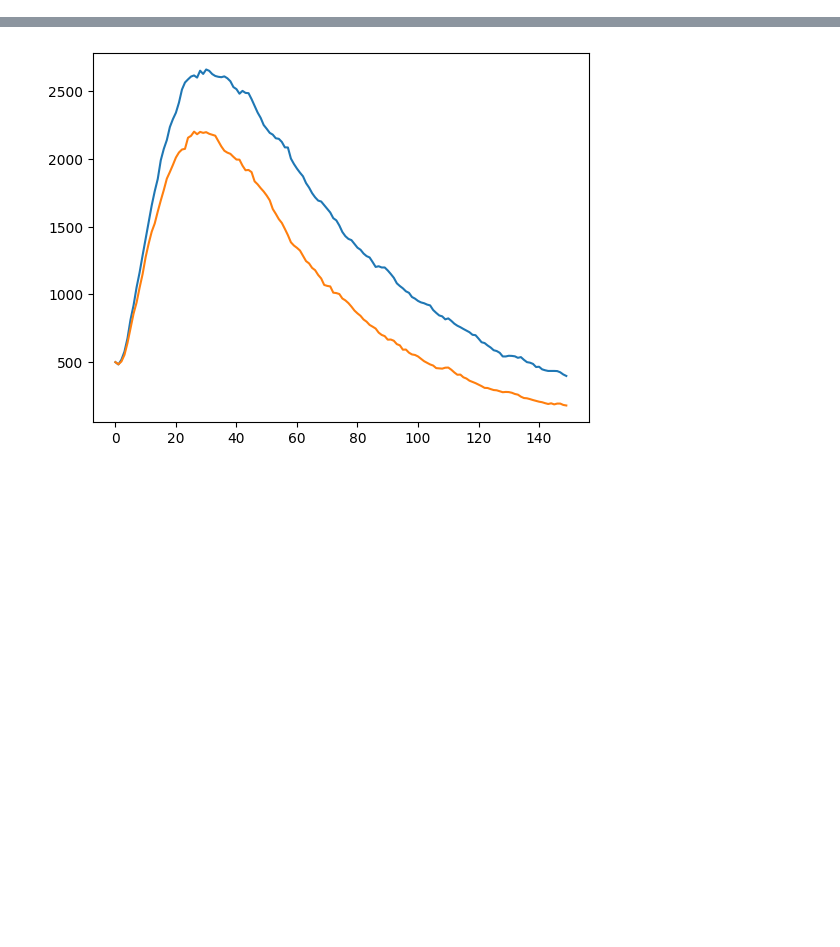
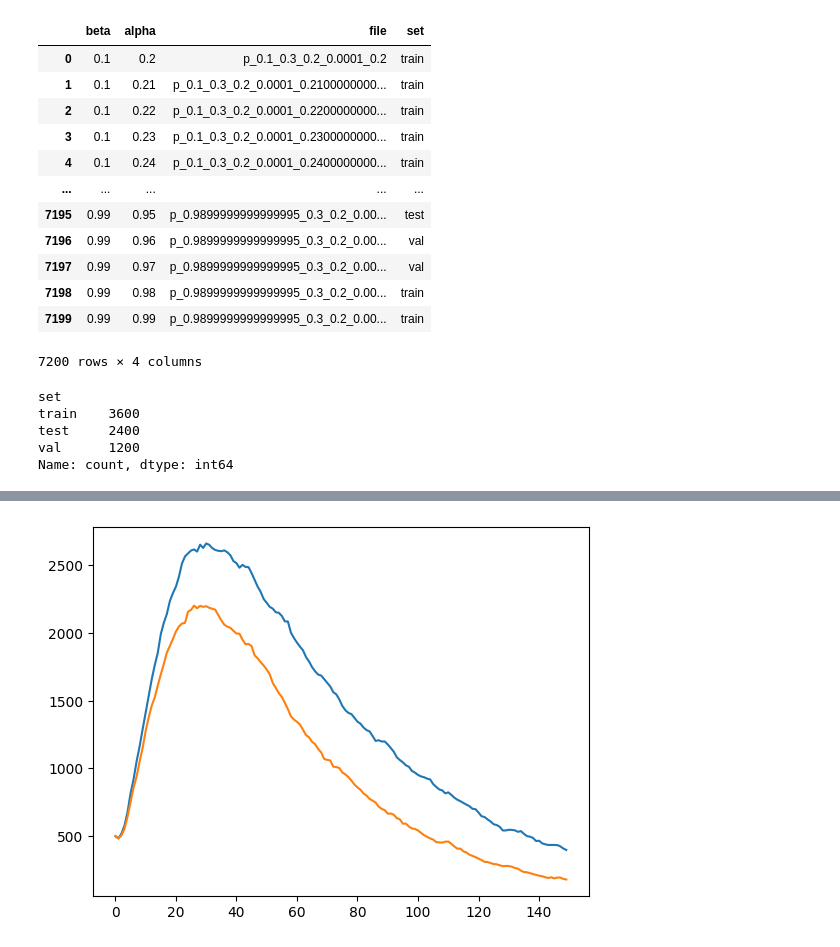
Before and after one commit to Mpkosh/hybrid_surrogate, a Jupyter notebook: notebooks/test.ipynb, the cells around one changed output, grey strips where cells are left out. Drawn from its saved outputs; the diff is of its cells as text; code cells hidden in the pictures; blank space fills up the shorter version.

```diff
--- a/notebooks/test.ipynb
+++ b/notebooks/test.ipynb
@@ -14,0 +43,37 @@ from source.SEIR_network import SEIRNetworkModel
+# %%
+splits = pd.DataFrame()
+
+gamma = 0.3 # latent period rate
+delta = 0.2 # recovery rate
+# fraction of initially infected
+
+# fraction of initially recovered
+init_inf_frac = 1e-4 # fraction of initially infected
+# transmission rate
+beta_arr = np.arange(0.1, 1, 0.01) #np.arange(0.04, 0.09, 0.01)
+alpha_arr = np.arange(0.2, 1, 0.01) #np.arange(0.005, 0.011, 0.001)
+
+n_runs = 1 #50
+times = []
+for beta in beta_arr:
+    for alpha in alpha_arr:
+        for seed in range(n_runs):
+
+            params = [beta, gamma, delta, init_inf_frac, alpha]
+            params_str = '_'.join([str(i) for i in params])
+            params_str = f'p_{params_str}'
+            splits = pd.concat([splits, pd.DataFrame([beta, alpha, params_str]).T])
+
+splits.reset_index(drop=True, inplace=True)
+splits.columns = ['beta','alpha','file']
+#splits['set'] = ''
+# %%
+X = splits#[['file']]
+y = splits[['beta', 'alpha']]
+
+X_train, X_test = train_test_split(X, test_size=2400, random_state=42, stratify=None)
+y = y.loc[X_train.index]
+X_train, X_val = train_test_split(X_train, test_size=1200, random_state=42, stratify=None)
+#X_train = X_train.sort_values(by = ['seed_number'])
+#X_val = X_val.sort_values(by = ['seed_number'])
+#X_test = X_test.sort_values(by = ['seed_number'])
@@ -14,0 +84,28 @@ from source.SEIR_network import SEIRNetworkModel
+# %%
+splits['set'] = ''
+splits.loc[splits.file.isin(X_train.file), 'set'] = 'train'
+splits.loc[splits.file.isin(X_val.file), 'set'] = 'val'
+splits.loc[splits.file.isin(X_test.file), 'set'] = 'test'
+splits
+# %% [output]
+|  | beta | alpha | file | set |
+| 0 | 0.1 | 0.2 | p_0.1_0.3_0.2_0.0001_0.2 | train |
+| 1 | 0.1 | 0.21 | p_0.1_0.3_0.2_0.0001_0.2100000000... | train |
+| 2 | 0.1 | 0.22 | p_0.1_0.3_0.2_0.0001_0.2200000000... | train |
+| 3 | 0.1 | 0.23 | p_0.1_0.3_0.2_0.0001_0.2300000000... | train |
+| 4 | 0.1 | 0.24 | p_0.1_0.3_0.2_0.0001_0.2400000000... | train |
+| ... | ... | ... | ... | ... |
+| 7195 | 0.99 | 0.95 | p_0.9899999999999995_0.3_0.2_0.00... | test |
+| 7196 | 0.99 | 0.96 | p_0.9899999999999995_0.3_0.2_0.00... | val |
+| 7197 | 0.99 | 0.97 | p_0.9899999999999995_0.3_0.2_0.00... | val |
+| 7198 | 0.99 | 0.98 | p_0.9899999999999995_0.3_0.2_0.00... | train |
+| 7199 | 0.99 | 0.99 | p_0.9899999999999995_0.3_0.2_0.00... | train |
+7200 rows × 4 columns
+# %%
+splits.set.value_counts()
+# %% [output]
+set
+train    3600
+test     2400
+val      1200
+Name: count, dtype: int64
```
Also changed, not shown: parts of 31 cells of this notebook, 19 other files.
